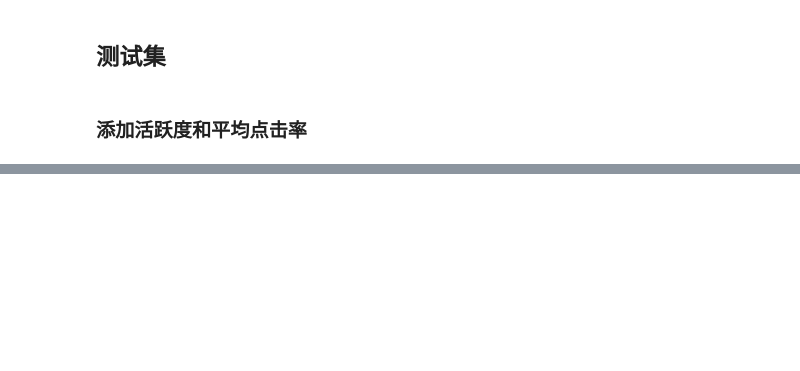
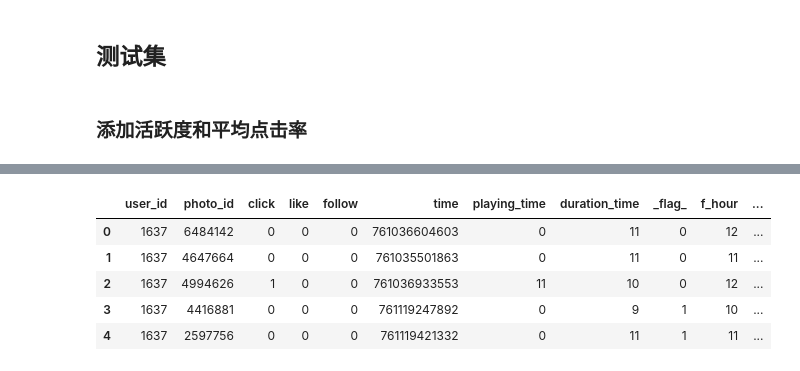
Before and after one commit to user0650/kuaishou, a Jupyter notebook: notebooks/data_process.ipynb, the cells around one changed output, grey strips where cells are left out. Drawn from its saved outputs; the diff is of its cells as text; code cells hidden in the pictures; blank space fills up the shorter version.

```diff
--- a/notebooks/data_process.ipynb
+++ b/notebooks/data_process.ipynb
@@ -469,0 +361,11 @@ df_test.columns.size
+# %%
+df_base = pd.read_csv('../out/base_feature.csv')
+# %%
+df_base.head()
+# %% [output]
+|  | user_id | photo_id | click | like | follow | time | playing_time | duration_time | _flag_ | f_hour | ... |
+| 0 | 1637 | 6484142 | 0 | 0 | 0 | 761036604603 | 0 | 11 | 0 | 12 | ... |
+| 1 | 1637 | 4647664 | 0 | 0 | 0 | 761035501863 | 0 | 11 | 0 | 11 | ... |
+| 2 | 1637 | 4994626 | 1 | 0 | 0 | 761036933553 | 11 | 10 | 0 | 12 | ... |
+| 3 | 1637 | 4416881 | 0 | 0 | 0 | 761119247892 | 0 | 9 | 1 | 10 | ... |
+| 4 | 1637 | 2597756 | 0 | 0 | 0 | 761119421332 | 0 | 11 | 1 | 11 | ... |
```
Also changed, not shown: parts of 26 cells of this notebook, 1 other file.
